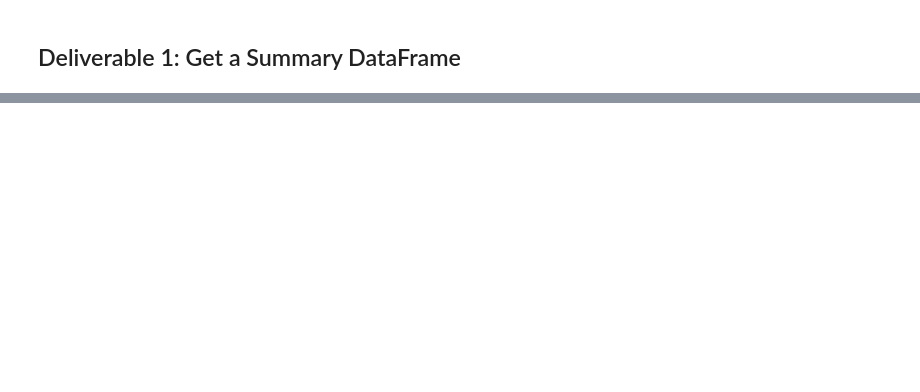
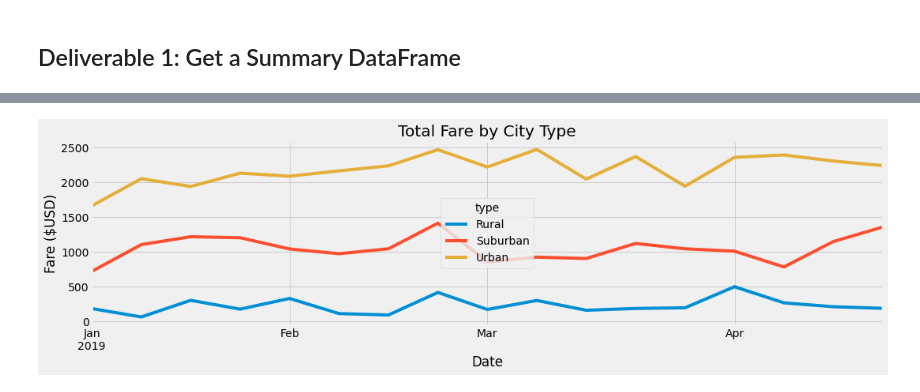
Before and after one commit to graemet-umich/PyBer_Analysis, a Jupyter notebook: PyBer_Challenge.ipynb, the cells around one changed output, grey strips where cells are left out. Drawn from its saved outputs; the diff is of its cells as text; code cells hidden in the pictures; blank space fills up the shorter version.

```diff
--- a/PyBer_Challenge.ipynb
+++ b/PyBer_Challenge.ipynb
@@ -58,3 +127,5 @@ pyber_summary_df.index.name = None
 # %%
 # 4. Create a pivot table with the 'date' as the index, the columns ='type', and values='fare'
 # to get the total fares for each type of city by the date.
+pivot_df = df.pivot(index="date",columns="type",values="fare")
+pivot_df.head()
@@ -61,2 +140,4 @@ pyber_summary_df.index.name = None
 # %%
 # 5. Create a new DataFrame from the pivot table DataFrame using loc on the given dates, '2019-01-01':'2019-04-29'.
+Q1 = pivot_df.loc['2019-01-01':'2019-04-29']
+Q1
@@ -63,3 +159,4 @@ pyber_summary_df.index.name = None
 # %%
 # 6. Set the "date" index to datetime datatype. This is necessary to use the resample() method in Step 8.
-# df.index = pd.to_datetime(df.index)
+Q1.index = pd.to_datetime(Q1.index)
+Q1
@@ -68,2 +192,4 @@ pyber_summary_df.index.name = None
 # %%
 # 8. Create a new DataFrame using the "resample()" function by week 'W' and get the sum of the fares for each week.
+Q1_weekly = Q1.resample('W').sum()
+Q1_weekly.head(10)
@@ -70,7 +209,16 @@ pyber_summary_df.index.name = None
 # %%
 # 8. Using the object-oriented interface method, plot the resample DataFrame using the df.plot() function.
 
 # Import the style from Matplotlib.
 from matplotlib import style
 # Use the graph style fivethirtyeight.
 style.use('fivethirtyeight')
+
+# todo: use oo interface method
+Q1_weekly.plot(xlabel="Date", ylabel="Fare ($USD)",
+               title="Total Fare by City Type", figsize=(16,4))
+plt.legend(title='type', loc='center')
+
+plt.savefig("analysis/PyBer_fare_summary.png")
+# %% [output]
+[figure, added]
```
Also changed, not shown: parts of 19 cells of this notebook.
